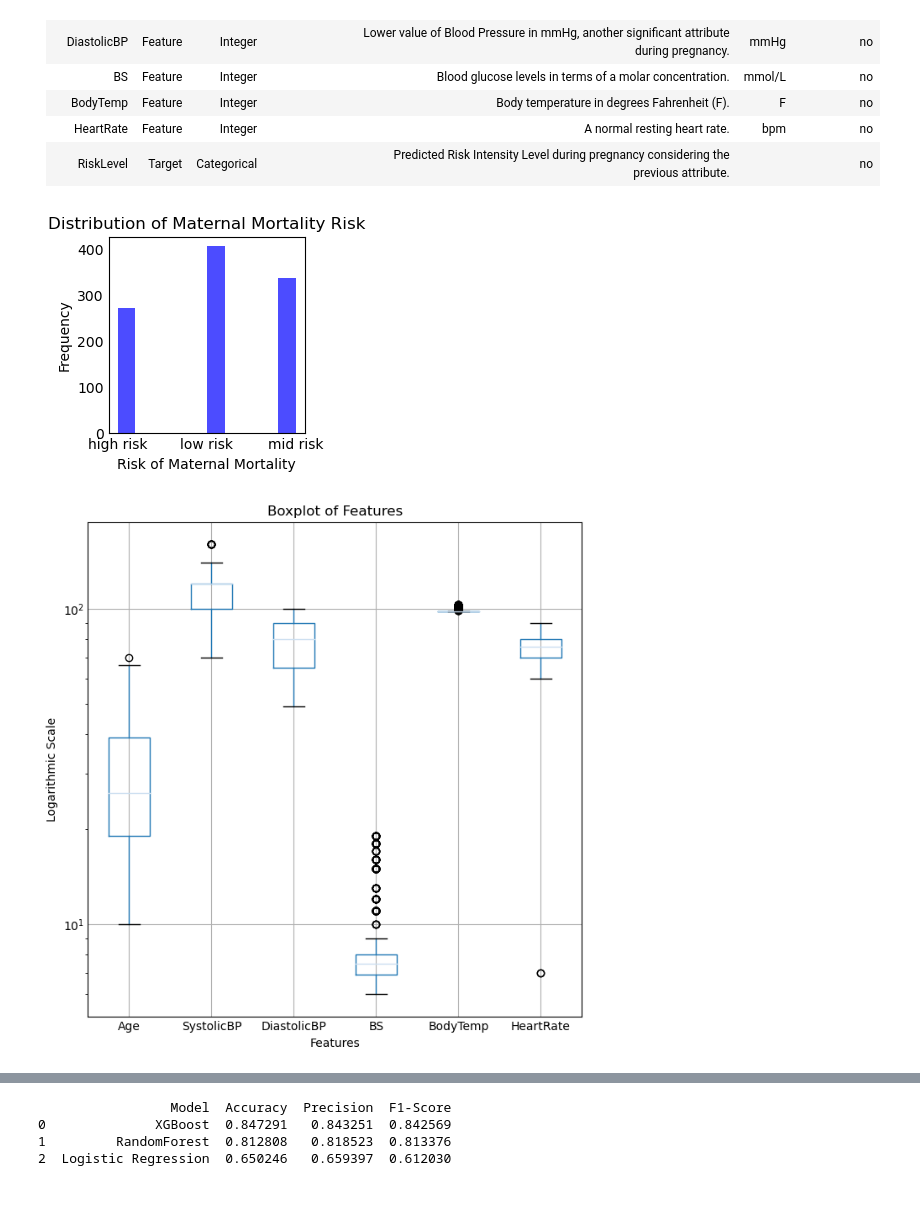
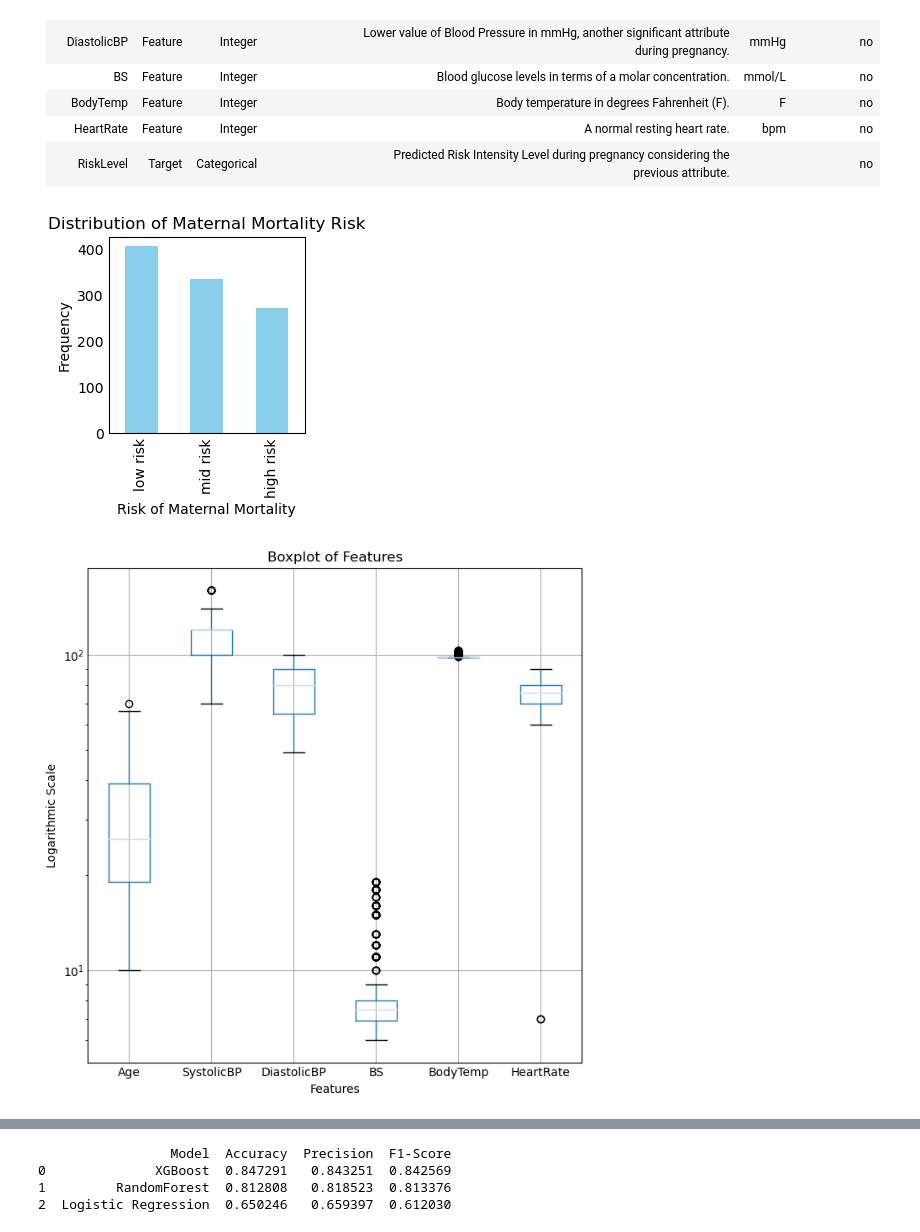
Before and after one commit to DJScully02/Maternal-Health-Risk-Prediction, a Jupyter notebook: mat_health_proj.ipynb, the cells around one changed output, grey strips where cells are left out. Drawn from its saved outputs; the diff is of its cells as text; code cells hidden in the pictures; blank space fills up the shorter version.

Commit message:
Update mat_health_proj.ipynb
Edited plots

```diff
--- a/mat_health_proj.ipynb
+++ b/mat_health_proj.ipynb
@@ -42,14 +43,13 @@ df['RiskLevel'].value_counts().plot(kind='bar', title='Risk Level Distribution')
 | RiskLevel     | Target   | Categorical |         | Predicted Risk Intensity Level during pregnancy considering the previous attribute.       |        | no             |
 # %%
 # Exploratory Data Analysis
-# plot histogram for the target variable
-plt.style.use('_mpl-gallery-nogrid')
-fig, ax = plt.subplots()
-ax.hist(y, bins=10, color='blue', alpha=0.7)
+# Plot the value counts of RiskLevel with custom axis labels and title
+ax = df['RiskLevel'].value_counts().plot(kind='bar', color='skyblue')
 ax.set_xlabel('Risk of Maternal Mortality')
 ax.set_ylabel('Frequency')
 ax.set_title('Distribution of Maternal Mortality Risk')
 plt.show()
+
 
 # plot boxplot for the features
 fig, ax = plt.subplots(figsize=(6, 6))
@@ -62,34 +62,34 @@ ax.set_xticklabels(['Age', 'SystolicBP', 'DiastolicBP', 'BS', 'BodyTemp', 'Heart
 plt.show()
 
 # Convert categorical values to numeric
 risk_mapping = {'low risk': 0, 'mid risk': 1, 'high risk': 2}
 y_numeric = y['RiskLevel'].map(risk_mapping)
 
 
 # Plot scatter plot with numeric values
 fig, ax = plt.subplots(figsize=(6, 6))
 ax.scatter(x=X['Age'], y=X['SystolicBP'], c=y_numeric, cmap='viridis')
 ax.set_xlabel('Age')
 ax.set_ylabel('SystolicBP')
 ax.set_title('Scatter plot of Age vs SystolicBP')
 plt.show()
 
 plt.figure(figsize=(6, 6))
 sns.kdeplot(data=df, x='BS', hue='RiskLevel', fill=True)
 plt.title('Density plot of Blood Sugar')
 plt.xlabel('Blood Sugar (BS)')
 plt.ylabel('Density')
 plt.show()
 
 
 
 g = sns.FacetGrid(data=df, col='RiskLevel', height=4, aspect=1)
 g.map(sns.scatterplot, "Age", "HeartRate")
 g.set_axis_labels("Age","Heart Rate")
 g.set_titles(col_template="Risk Level: {col_name}")
 plt.show()
 # %% [output]
-[figure, old version]
+[figure, new version]
 [figure]
 [figure]
 [figure]
```
Also changed, not shown: parts of 4 cells of this notebook.
